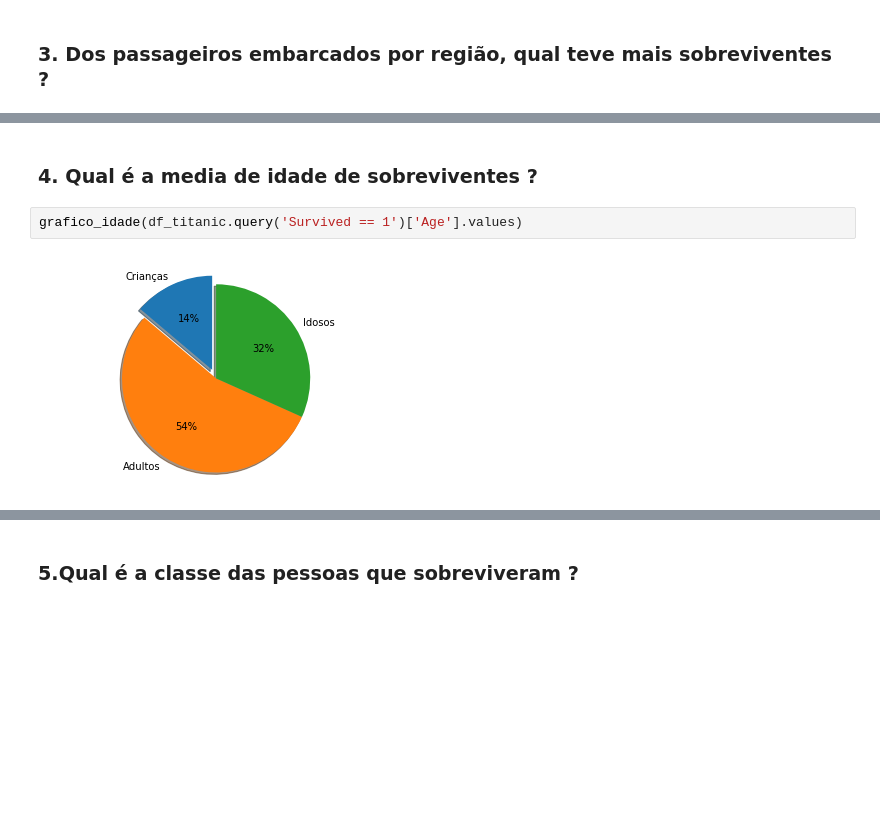
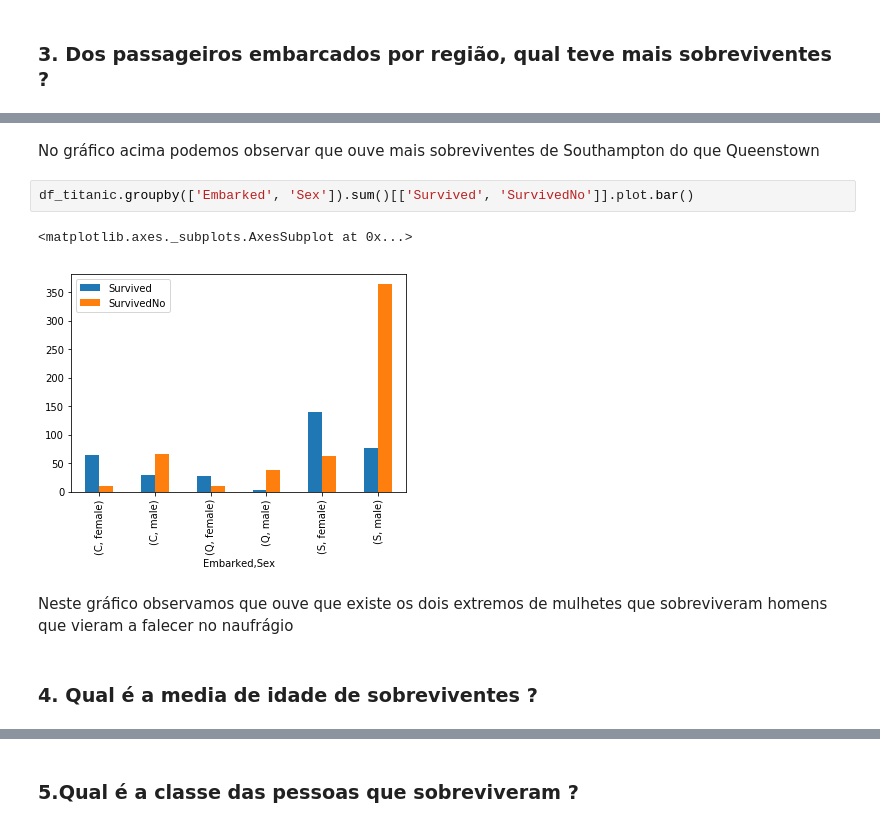
Before and after one commit to ronan-hilario96/kaggle-titanic, a Jupyter notebook: Titanic.ipynb, the cells around one changed output, grey strips where cells are left out. Saved outputs shown, nothing was run; the diff lists cells and outputs as text; blank space fills up the shorter version.

```diff
--- a/Titanic.ipynb
+++ b/Titanic.ipynb
@@ -115,6 +73,11 @@ df_titanic.query('Survived == 1')['Embarked'].value_counts().plot.bar(x='lab', y
+# %% [markdown]
+No gráfico acima podemos observar que ouve mais sobreviventes de Southampton do que Queenstown
+# %%
+df_titanic.groupby(['Embarked', 'Sex']).sum()[['Survived', 'SurvivedNo']].plot.bar()
+# %% [output]
+<matplotlib.axes._subplots.AxesSubplot at 0x...>
+[figure, added]
+# %% [markdown]
+Neste gráfico observamos que ouve que existe os dois extremos de mulhetes que sobreviveram homens que vieram a falecer no naufrágio
 # %% [markdown]
 ### 4. Qual é a media de idade de sobreviventes ?
-# %%
-grafico_idade(df_titanic.query('Survived == 1')['Age'].values)
-# %% [output]
-[figure, removed]
```
Also changed, not shown: parts of 22 cells of this notebook.
